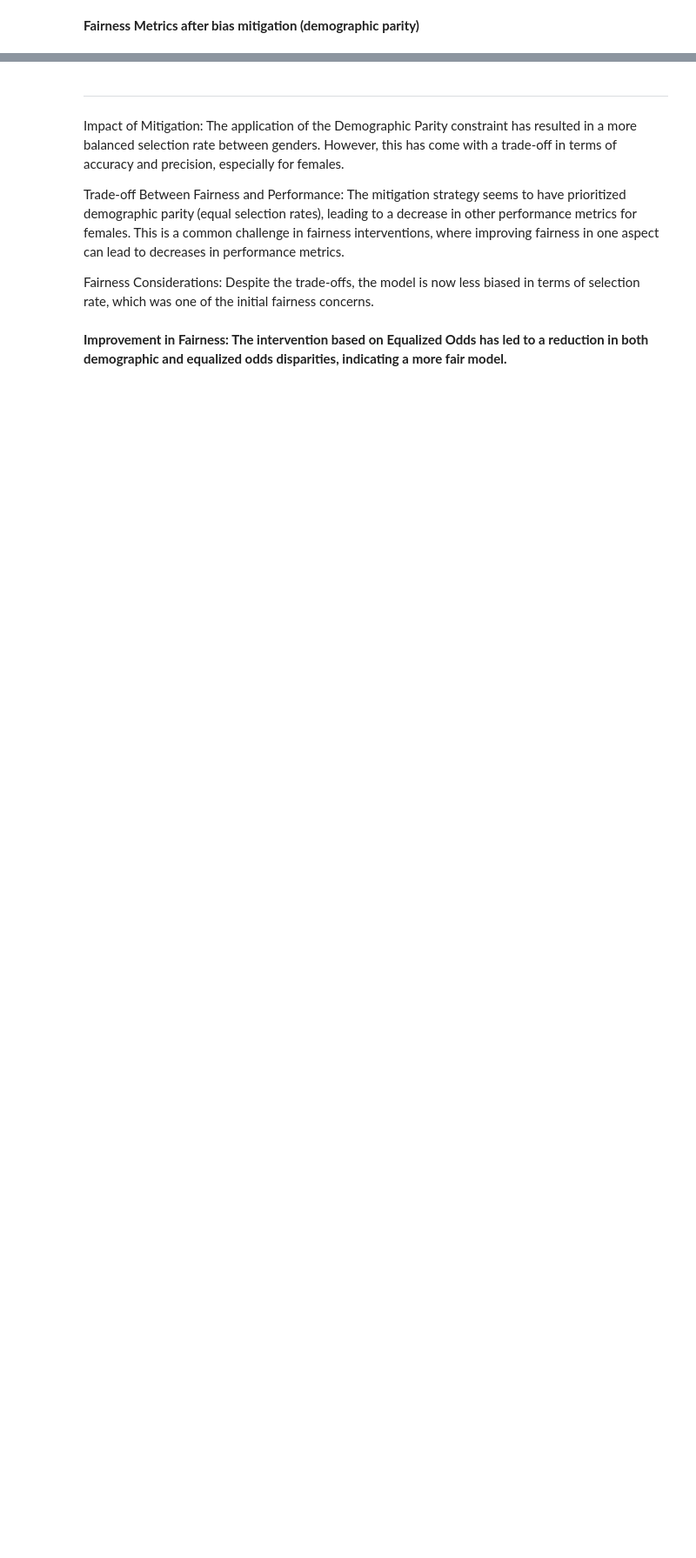
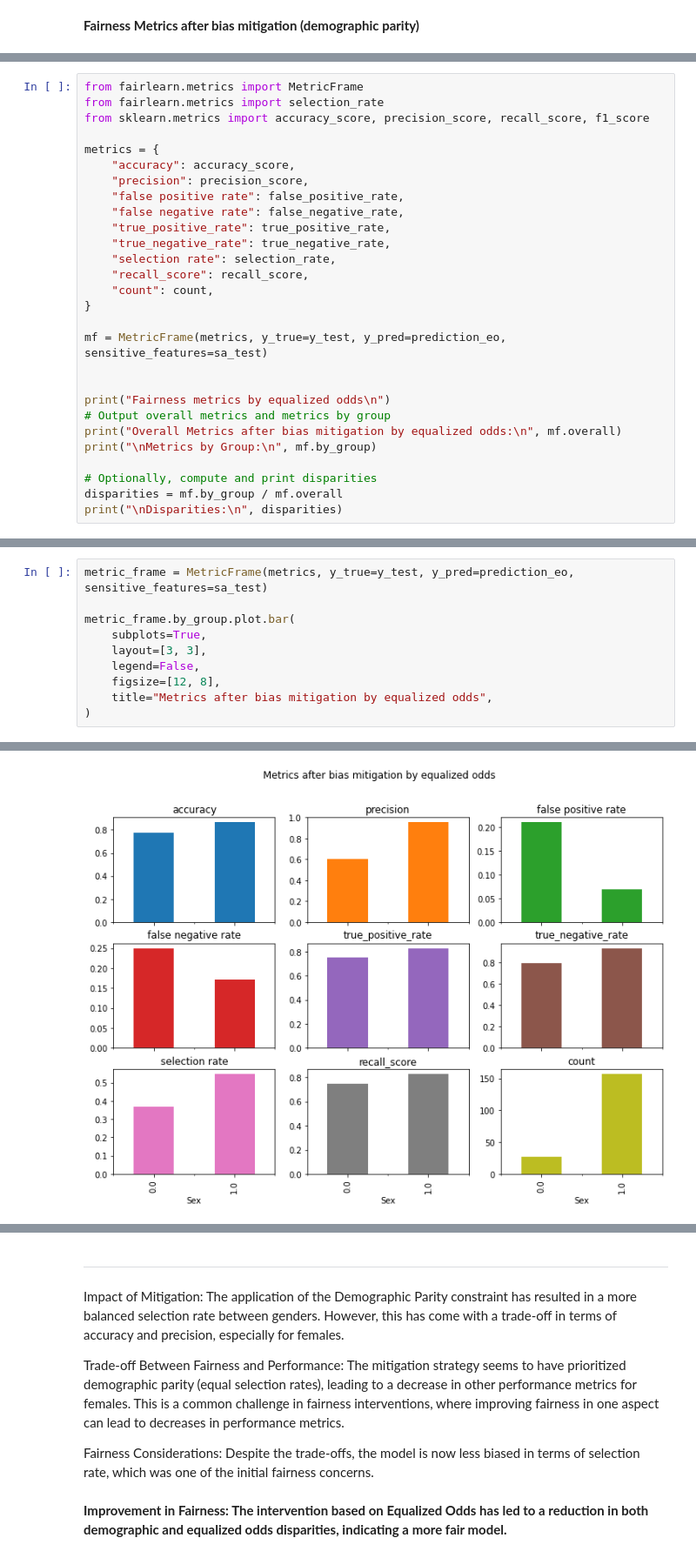
Before and after one commit to PhwayThantChae/Heart-Failure-Prediction-With-Fairness-ML, a Jupyter notebook: Fairlearn/SVM-with-Fairlearn.ipynb, the cells around one changed output, grey strips where cells are left out. Shown at 87% size. Drawn from its saved outputs; the diff is of its cells as text; blank space fills up the shorter version.

```diff
--- a/Fairlearn/SVM-with-Fairlearn.ipynb
+++ b/Fairlearn/SVM-with-Fairlearn.ipynb
@@ -654,0 +631,28 @@ plt.show()
+# %%
+from fairlearn.metrics import MetricFrame
+from fairlearn.metrics import selection_rate
+from sklearn.metrics import accuracy_score, precision_score, recall_score, f1_score
+
+metrics = {
+    "accuracy": accuracy_score,
+    "precision": precision_score,
+    "false positive rate": false_positive_rate,
+    "false negative rate": false_negative_rate,
+    "true_positive_rate": true_positive_rate,
+    "true_negative_rate": true_negative_rate,
+    "selection rate": selection_rate,
+    "recall_score": recall_score,
+    "count": count,
+}
+
+mf = MetricFrame(metrics, y_true=y_test, y_pred=prediction_eo, sensitive_features=sa_test)
+
+
+print("Fairness metrics by equalized odds\n")
+# Output overall metrics and metrics by group
+print("Overall Metrics after bias mitigation by equalized odds:\n", mf.overall)
+print("\nMetrics by Group:\n", mf.by_group)
+
+# Optionally, compute and print disparities
+disparities = mf.by_group / mf.overall
+print("\nDisparities:\n", disparities)
@@ -654,0 +685,11 @@ plt.show()
+# %%
+metric_frame = MetricFrame(metrics, y_true=y_test, y_pred=prediction_eo, sensitive_features=sa_test)
+
+metric_frame.by_group.plot.bar(
+    subplots=True,
+    layout=[3, 3],
+    legend=False,
+    figsize=[12, 8],
+    title="Metrics after bias mitigation by equalized odds",
+)
+# %% [output]
@@ -655,3 +706,4 @@ plt.show()
+[figure, added]
 # %%
 dpd = demographic_parity_difference(y_test, prediction_eo, sensitive_features = sa_test)
 eod = equalized_odds_difference(y_test, prediction_eo, sensitive_features = sa_test)
```
Also changed, not shown: parts of 28 cells of this notebook.
